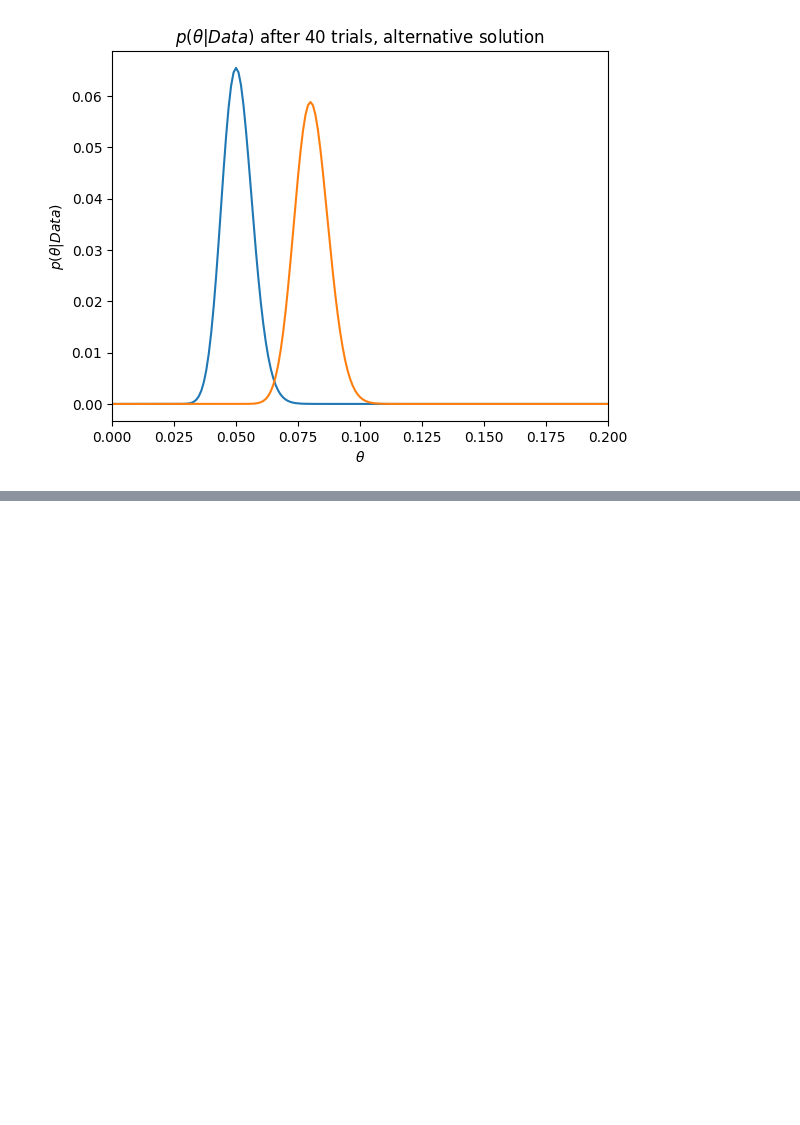
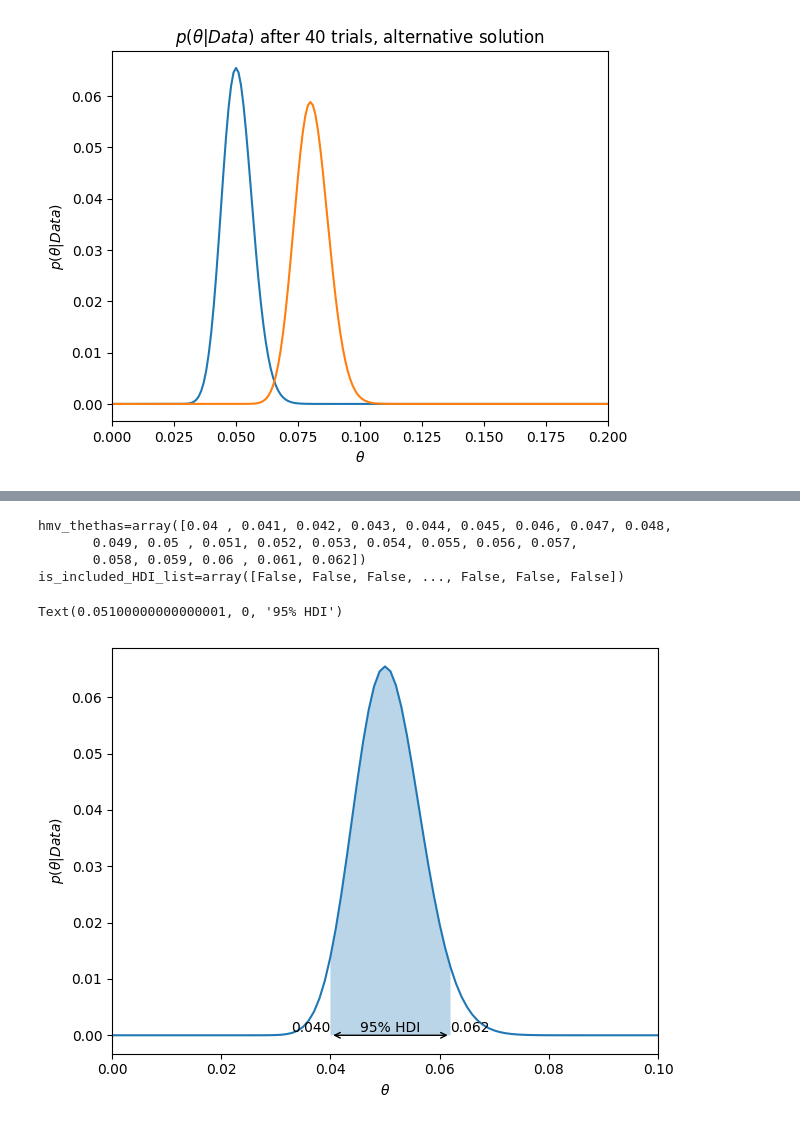
Before and after one commit to morinota/TIL, a Jupyter notebook: machine_learning/bandit_algorithms/ウェブ最適化で始める機械学習/chaper_1.ipynb, the cells around one changed output, grey strips where cells are left out. Drawn from its saved outputs; the diff is of its cells as text; code cells hidden in the pictures; blank space fills up the shorter version.

```diff
--- a/machine_learning/bandit_algorithms/ウェブ最適化で始める機械学習/chaper_1.ipynb
+++ b/machine_learning/bandit_algorithms/ウェブ最適化で始める機械学習/chaper_1.ipynb
@@ -117,0 +162,75 @@ Text(0.5, 1.0, '$p(\\theta|Data)$ after 40 trials, alternative solution')
+# %%
+# 事後分布から決断を下す。
+# HDIを使った仮設検定
+
+
+def calc_highest_mass_values(
+    xs: np.ndarray,
+    ps: np.ndarray,
+    alpha: float = 0.95,
+) -> np.ndarray:
+    """確率質量ランキング上位(highest mass values)の値を返す。
+    Args:
+        xs: 離散化された確率変数の配列
+        ys: 各確率変数の値に対応する確率質量
+        alpha: 区間の幅 (デフォルトは95%)
+    """
+    sorted_values = sorted(zip(xs, ps), key=lambda x: x[1], reverse=True)
+    sorted_values_array = np.array(sorted_values)
+    xs = sorted_values_array[:, 0]
+    ps = sorted_values_array[:, 1]
+    return np.sort(xs[np.cumsum(ps) <= alpha])
+
+
+hmv_thethas = calc_highest_mass_values(thetas, p_theta_A)
+print(f"{hmv_thethas=}")
+is_included_HDI_list = (hmv_thethas.min() <= thetas) & (thetas <= hmv_thethas.max())
+print(f"{is_included_HDI_list=}")
+
+plt.plot(thetas, p_theta_A, label="A")
+
+# HDIをプロット
+plt.fill_between(
+    thetas[is_included_HDI_list],
+    p_theta_A[is_included_HDI_list],
+    0,
+    alpha=0.3,
+)
+plt.xlabel(r"$\theta$")
+plt.ylabel(r"$p(\theta|Data)$")
+plt.tight_layout()
+plt.xlim(0.0, 0.1)
+
+# 注釈をつける
+plt.annotate(
+    "",
+    xy=(hmv_thethas.min(), 0),  # 矢印の始点
+    xytext=(hmv_thethas.max(), 0),  # 矢印の終点
+    # 矢印のスタイル
+    arrowprops=dict(color="black", arrowstyle="<->"),
+)
+plt.annotate(
+    "%.3f" % hmv_thethas.min(),
+    xy=(hmv_thethas.min(), 0),
+    ha="right",
+    va="bottom",
+)
+plt.annotate(
+    "%.3f" % hmv_thethas.max(),
+    xy=(hmv_thethas.max(), 0),
+    ha="left",
+    va="bottom",
+)
+plt.annotate(
+    "95% HDI",
+    xy=(hmv_thethas.mean(), 0),
+    ha="center",
+    va="bottom",
+)
+# %% [output]
+hmv_thethas=array([0.04 , 0.041, 0.042, 0.043, 0.044, 0.045, 0.046, 0.047, 0.048,
+       0.049, 0.05 , 0.051, 0.052, 0.053, 0.054, 0.055, 0.056, 0.057,
+       0.058, 0.059, 0.06 , 0.061, 0.062])
+is_included_HDI_list=array([False, False, False, ..., False, False, False])
+Text(0.05100000000000001, 0, '95% HDI')
+[figure, added]
```
Also changed, not shown: parts of 6 cells of this notebook, 2 other files.
